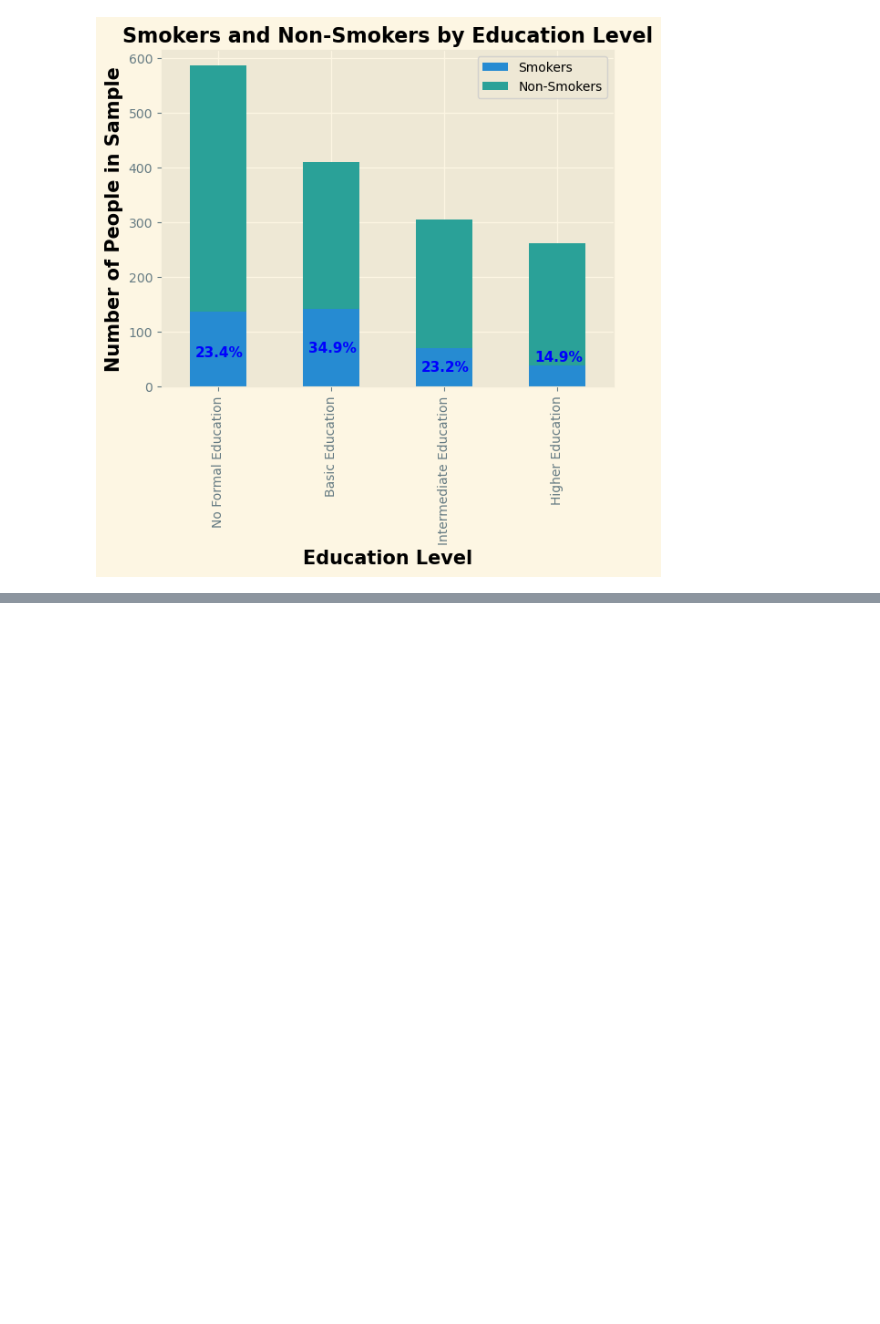
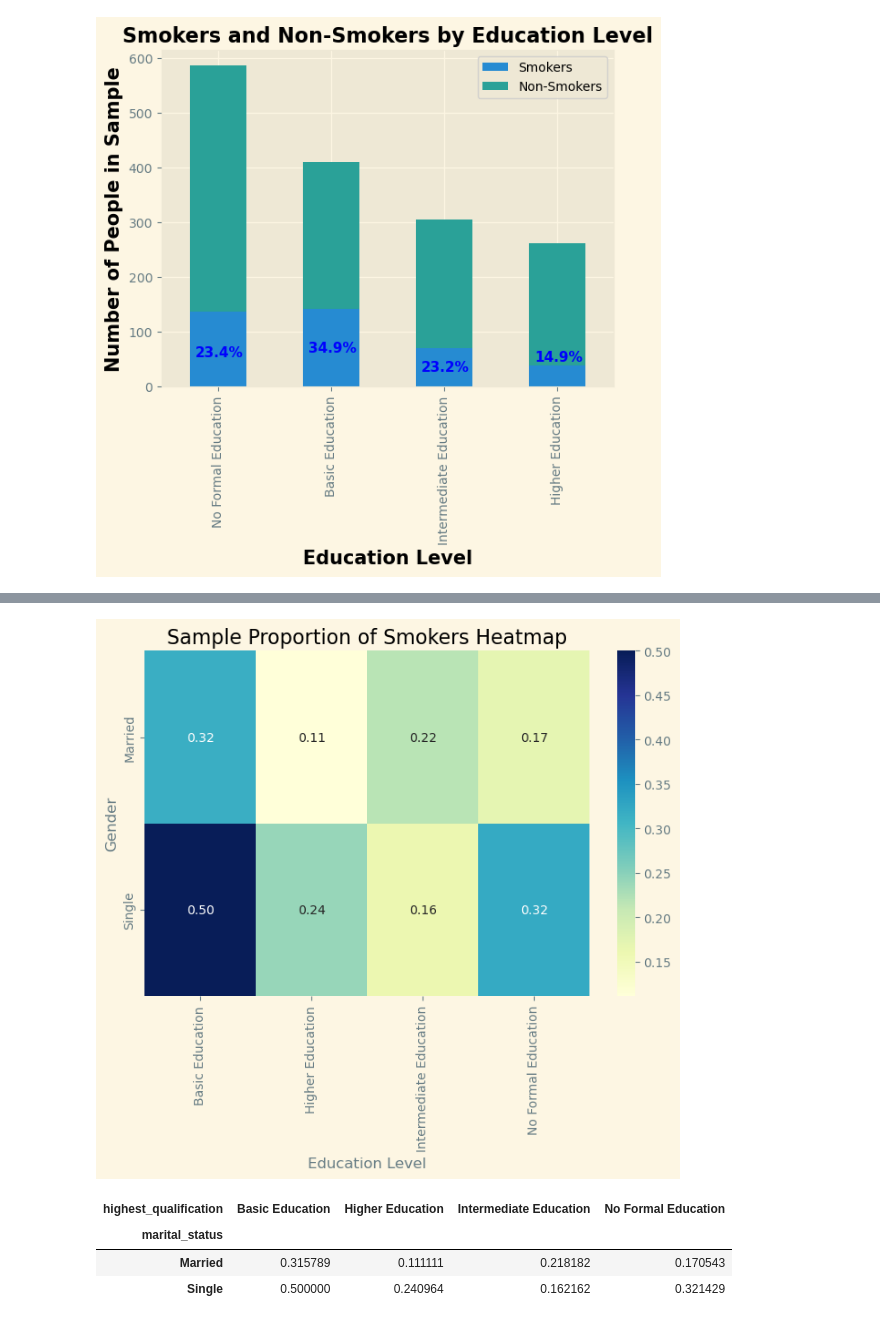
Before and after one commit to garrettcbert/UK-Smoking-Analysis, a Jupyter notebook: uk_smoking.ipynb, the cells around one changed output, grey strips where cells are left out. Drawn from its saved outputs; the diff is of its cells as text; code cells hidden in the pictures; blank space fills up the shorter version.

```diff
--- a/uk_smoking.ipynb
+++ b/uk_smoking.ipynb
@@ -362,0 +422,39 @@ new_df
+# %%
+heat_df = sqldf("select marital_status, highest_qualification, sum(smoke) as total_smoke, count(*) as total from smoking_df where marital_status = 'Married' or marital_status = 'Single' group by marital_status, highest_qualification")
+def convert_qual(x):
+    if x == "No Qualification":
+        return "No Formal Education"
+    elif x == "Degree":
+        return "Higher Education"
+    elif "GCSE" in x:
+        return "Basic Education"
+    else:
+        return "Intermediate Education"
+
+heat_df["highest_qualification"] = heat_df["highest_qualification"].apply(convert_qual)
+
+heat_df = sqldf("""select marital_status, highest_qualification, total_smoke, total
+from heat_df group by marital_status, highest_qualification""")
+heat_df["percent"] = heat_df["total_smoke"] / heat_df["total"]
+
+
+heat_df = heat_df[["marital_status", "highest_qualification", "percent"]]
+
+heat_df = heat_df.pivot(index = "marital_status", columns = "highest_qualification", values = "percent")
+
+
+plt.figure(figsize=(8, 5))
+sns.heatmap(heat_df, annot=True, cmap="YlGnBu", fmt=".2f")
+plt.title("Smoking Proportions by Gender and Education Level")
+plt.xlabel("Education Level")
+plt.ylabel("Gender")
+plt.title("Sample Proportion of Smokers Heatmap", color = "black")
+plt.show()
+
+heat_df
+# %% [output]
+[figure, added]
+| highest_qualification | Basic Education | Higher Education | Intermediate Education | No Formal Education |
+| marital_status |  |  |  |  |
+| Married | 0.315789 | 0.111111 | 0.218182 | 0.170543 |
+| Single | 0.500000 | 0.240964 | 0.162162 | 0.321429 |
```
Also changed, not shown: parts of 19 cells of this notebook.
